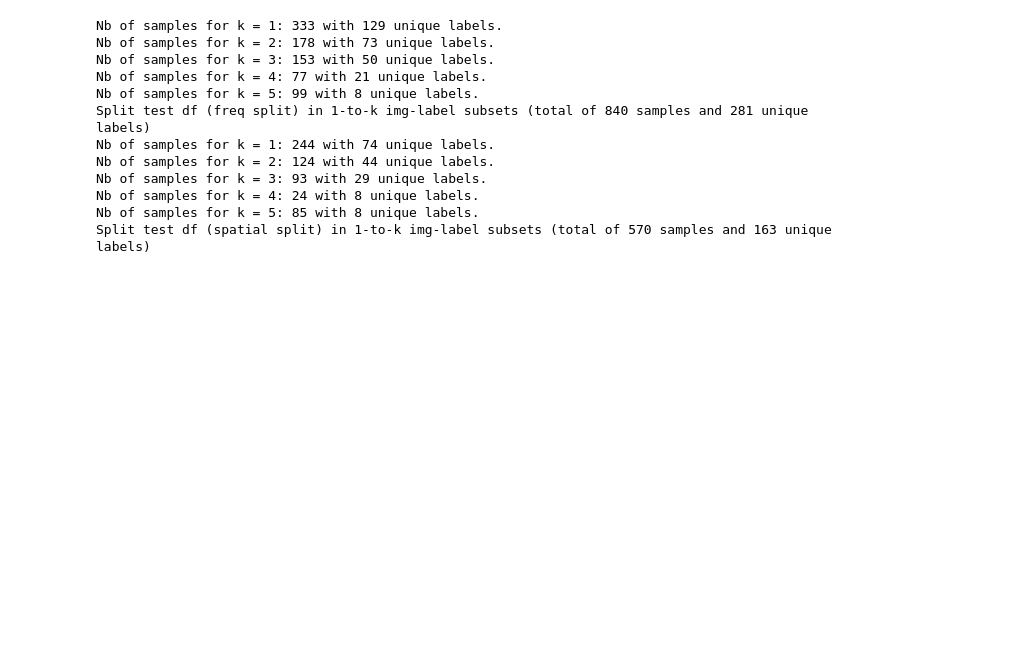
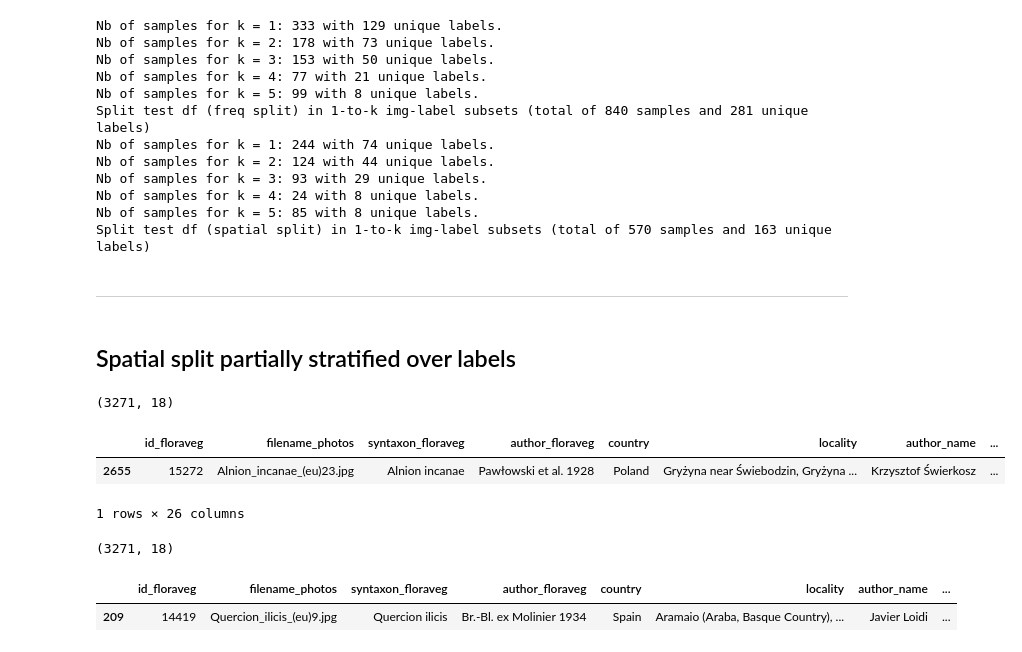
Before and after one commit to plantnet/malpolon, a Jupyter notebook: examples/custom_train/multiscale_jrc/dataset/habitats_gpn25_eva/FloraVeg/Pre-processing.ipynb, the cells around one changed output. Drawn from its saved outputs; the diff is of its cells as text; code cells hidden in the pictures; blank space fills up the shorter version.

```diff
--- a/examples/custom_train/multiscale_jrc/dataset/habitats_gpn25_eva/FloraVeg/Pre-processing.ipynb
+++ b/examples/custom_train/multiscale_jrc/dataset/habitats_gpn25_eva/FloraVeg/Pre-processing.ipynb
@@ -599,3 +811,7 @@ Nb of samples for k = 3: 93 with 29 unique labels.
 Nb of samples for k = 4: 24 with 8 unique labels.
 Nb of samples for k = 5: 85 with 8 unique labels.
 Split test df (spatial split) in 1-to-k img-label subsets (total of 570 samples and 163 unique labels)
+# %% [markdown]
+---
+# %% [markdown]
+## Spatial split partially stratified over labels
@@ -601,0 +821,74 @@ Split test df (spatial split) in 1-to-k img-label subsets (total of 570 samples
+# %%
+S3_train_df = pd.read_csv('metadata_labels_merged_S3-10%_train.csv')
+S3_test_df = pd.read_csv('metadata_labels_merged_S3-10%_test.csv')
+df = pd.concat([S3_train_df, S3_test_df])
+df['lon'] = df['lon'].astype(float)
+df['lat'] = df['lat'].astype(float)
+df = df.dropna(subset=['lon', 'lat'])
+print(df.shape)
+
+df["cell"] = df.apply(
+    lambda r: h3.latlng_to_cell(r.lat, r.lon, 13),
+    axis=1
+)
+
+df["x_bin"] = (df.lon / 0.5).astype(int)
+df["y_bin"] = (df.lat / 0.5).astype(int)
+df["cell"] = df["x_bin"].astype(str) + "_" + df["y_bin"].astype(str)
+
+cell_label_counts = (
+    df.groupby("cell")['habitats_code']
+      .apply(lambda x: x)
+)
+# %% [output]
+(3271, 18)
+# %%
+df_expand_label_cols = (
+    df['habitats_code'].str.split(';', expand=True)
+    .reindex(columns=range(5))
+    .fillna('')
+)
+df_expand_label_cols.columns = [f'habitat_label_{i+1}' for i in range(df_expand_label_cols.shape[1])]
+
+df = pd.concat([df, df_expand_label_cols], axis=1)
+df.sample(1)
+# %% [output]
+|  | id_floraveg | filename_photos | syntaxon_floraveg | author_floraveg | country | locality | author_name | ... |
+| 2655 | 15272 | Alnion_incanae_(eu)23.jpg | Alnion incanae | Pawłowski et al. 1928 | Poland | Gryżyna near Świebodzin, Gryżyna ... | Krzysztof Świerkosz | ... |
+1 rows × 26 columns
+# %%
+import numpy as np
+import pandas as pd
+from sklearn.model_selection import train_test_split
+
+df_S3 = pd.concat([S3_train_df, S3_test_df])
+for c in ['lon', 'lat']:
+    df_S3[c] = df_S3[c].astype(float)
+df = df_S3.dropna(subset=['lon', 'lat'])
+display(df.shape, df.sample(1))
+
+# 1. Assign each occurrence to a spatial block (grid cell)
+def assign_spatial_blocks(df, lat_col, lon_col, block_size=0.5):
+    """block_size in degrees"""
+    df['block_row'] = (df[lat_col] // block_size).astype(int)
+    df['block_col'] = (df[lon_col] // block_size).astype(int)
+    df['spatial_block'] = df['block_row'].astype(str) + '_' + df['block_col'].astype(str)
+    return df
+
+df = assign_spatial_blocks(df, lat_col='lat', lon_col='lon', block_size=0.5)
+
+# 2. For each block, compute its dominant label distribution
+block_label_profile = (
+    df.groupby('spatial_block')['habitats_code_ID']
+    .agg(lambda x: x.mode()[0])          # dominant label per block
+)
+
+# 3. Split blocks (not rows) into train/test, stratified by dominant label
+from sklearn.model_selection import train_test_split
+
+blocks = block_label_profile.index.values
+block_labels = block_label_profile.values
+# %% [output]
+(3271, 18)
+|  | id_floraveg | filename_photos | syntaxon_floraveg | author_floraveg | country | locality | author_name | ... |
+| 209 | 14419 | Quercion_ilicis_(eu)9.jpg | Quercion ilicis | Br.-Bl. ex Molinier 1934 | Spain | Aramaio (Araba, Basque Country), ... | Javier Loidi | ... |
```
Also changed, not shown: parts of 28 cells of this notebook, 14 other files.
